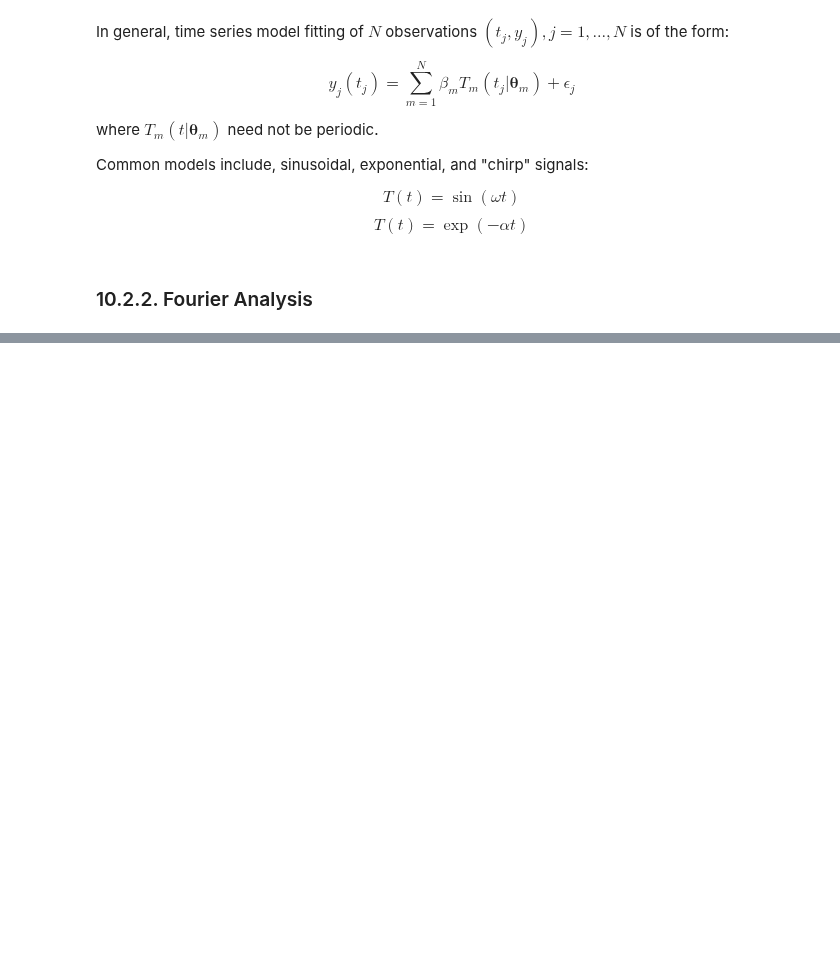
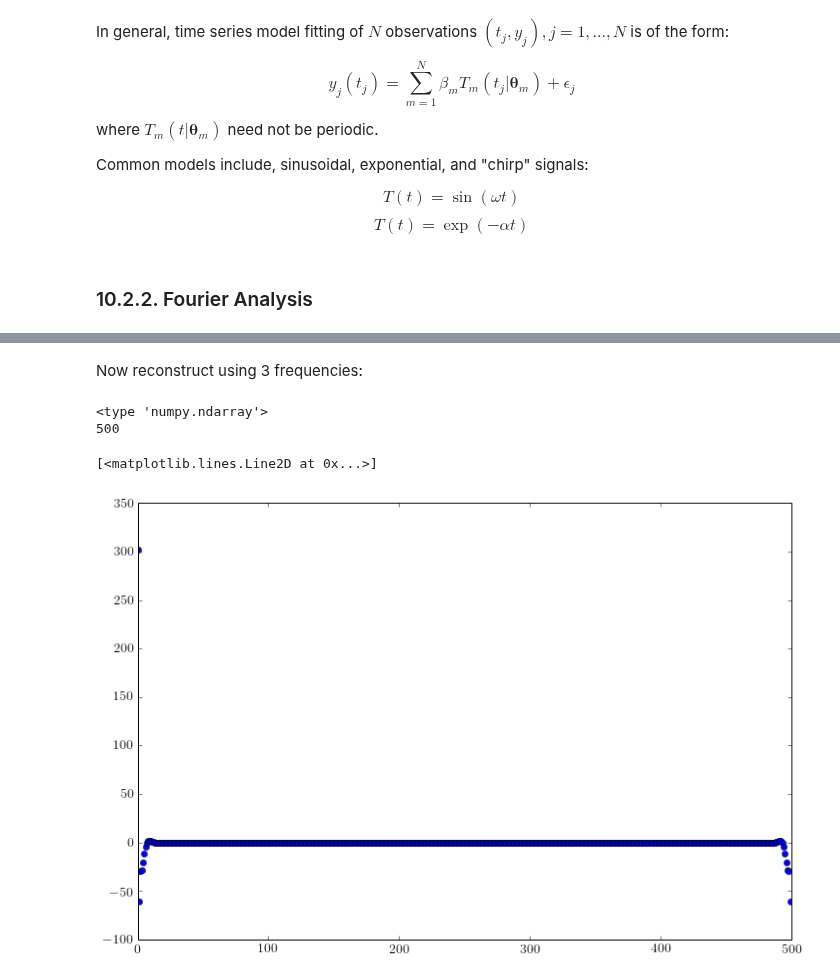
Before and after one commit to YastroML/YastroML, a Jupyter notebook: Session19_141029/Ch10_TimeSeries.ipynb, the cells around one changed output, grey strips where cells are left out. Drawn from its saved outputs; the diff is of its cells as text; code cells hidden in the pictures; blank space fills up the shorter version.

```diff
--- a/Session19_141029/Ch10_TimeSeries.ipynb
+++ b/Session19_141029/Ch10_TimeSeries.ipynb
@@ -64,0 +73,2 @@ $$T(t) = \exp{(-\alpha t)}$$
+# %%
+templates = fetch_rrlyrae_templates()
@@ -64,0 +99,13 @@ $$T(t) = \exp{(-\alpha t)}$$
+# %%
+x, y = templates['115r'].T
+# %% [markdown]
+Now reconstruct using 3 frequencies:
+# %%
+k = 8
+y_fft = fftpack.fft(y)
+# %%
+print(type(y_fft))
+print(size(y_fft))
+# %% [output]
+<type 'numpy.ndarray'>
+500
@@ -64,0 +114,5 @@ $$T(t) = \exp{(-\alpha t)}$$
+# %%
+plt.plot(y_fft.real, 'o')
+# %% [output]
+[<matplotlib.lines.Line2D at 0x...>]
+[figure, added]
```
Also changed, not shown: parts of 17 cells of this notebook.
